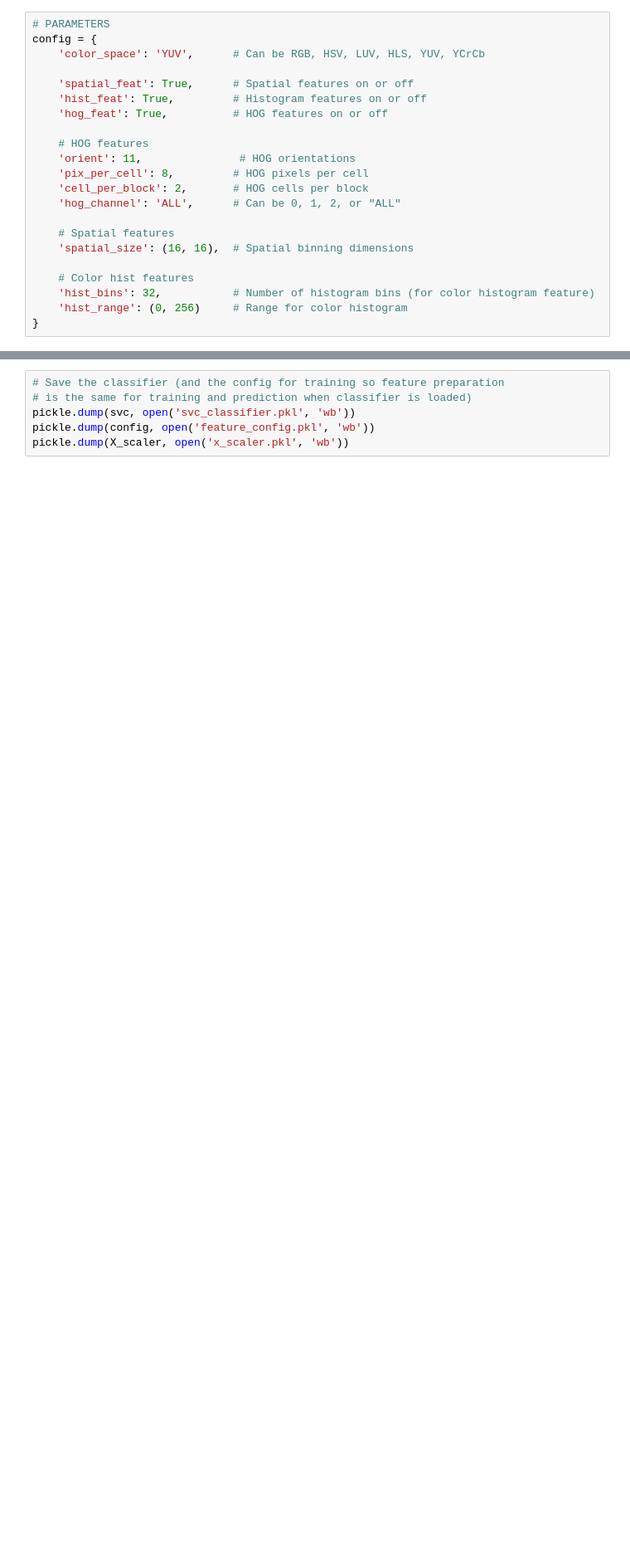
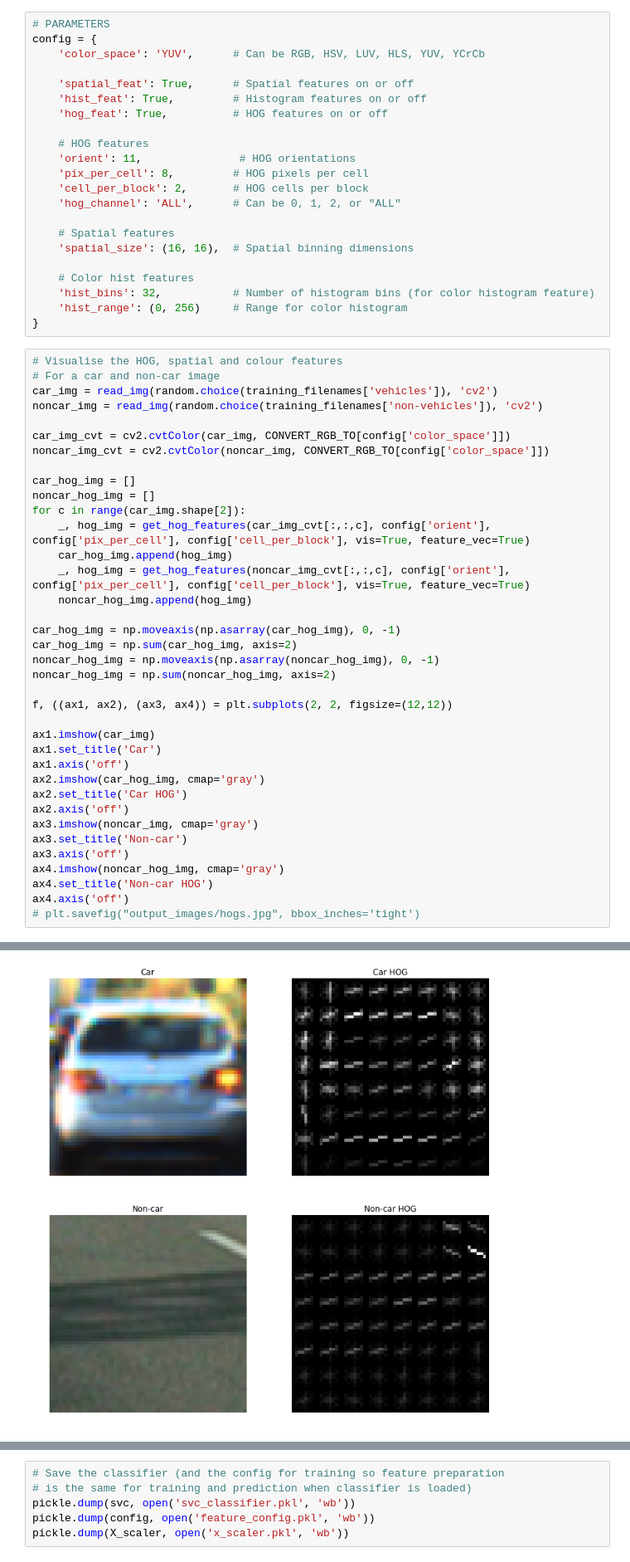
Before and after one commit to rjmoss/CarND-Vehicle-Detection, a Jupyter notebook: classifier.ipynb, the cells around one changed output, grey strips where cells are left out. Shown at 83% size. Saved outputs shown, nothing was run; the diff lists cells and outputs as text; blank space fills up the shorter version.

```diff
--- a/classifier.ipynb
+++ b/classifier.ipynb
@@ -79,3 +70,41 @@ config = {
     'hist_bins': 32,           # Number of histogram bins (for color histogram feature)
     'hist_range': (0, 256)     # Range for color histogram
 }
+# %%
+# Visualise the HOG, spatial and colour features
+# For a car and non-car image
+car_img = read_img(random.choice(training_filenames['vehicles']), 'cv2')
+noncar_img = read_img(random.choice(training_filenames['non-vehicles']), 'cv2')
+
+car_img_cvt = cv2.cvtColor(car_img, CONVERT_RGB_TO[config['color_space']])
+noncar_img_cvt = cv2.cvtColor(noncar_img, CONVERT_RGB_TO[config['color_space']])
+
+car_hog_img = []
+noncar_hog_img = []
+for c in range(car_img.shape[2]):
+    _, hog_img = get_hog_features(car_img_cvt[:,:,c], config['orient'], config['pix_per_cell'], config['cell_per_block'], vis=True, feature_vec=True)
+    car_hog_img.append(hog_img)
+    _, hog_img = get_hog_features(noncar_img_cvt[:,:,c], config['orient'], config['pix_per_cell'], config['cell_per_block'], vis=True, feature_vec=True)
+    noncar_hog_img.append(hog_img)
+
+car_hog_img = np.moveaxis(np.asarray(car_hog_img), 0, -1)
+car_hog_img = np.sum(car_hog_img, axis=2)
+noncar_hog_img = np.moveaxis(np.asarray(noncar_hog_img), 0, -1)
+noncar_hog_img = np.sum(noncar_hog_img, axis=2)
+
+f, ((ax1, ax2), (ax3, ax4)) = plt.subplots(2, 2, figsize=(12,12))
+
+ax1.imshow(car_img)
+ax1.set_title('Car')
+ax1.axis('off')
+ax2.imshow(car_hog_img, cmap='gray')
+ax2.set_title('Car HOG')
+ax2.axis('off')
+ax3.imshow(noncar_img, cmap='gray')
+ax3.set_title('Non-car')
+ax3.axis('off')
+ax4.imshow(noncar_hog_img, cmap='gray')
+ax4.set_title('Non-car HOG')
+ax4.axis('off')
+# plt.savefig("output_images/hogs.jpg", bbox_inches='tight')
+# %% [output]
@@ -82,3 +113,4 @@ config = {
+[figure, added]
 # %%
 %%time
 # Feature extraction and preparation
```
Also changed, not shown: parts of 8 cells of this notebook, 10 other files.
